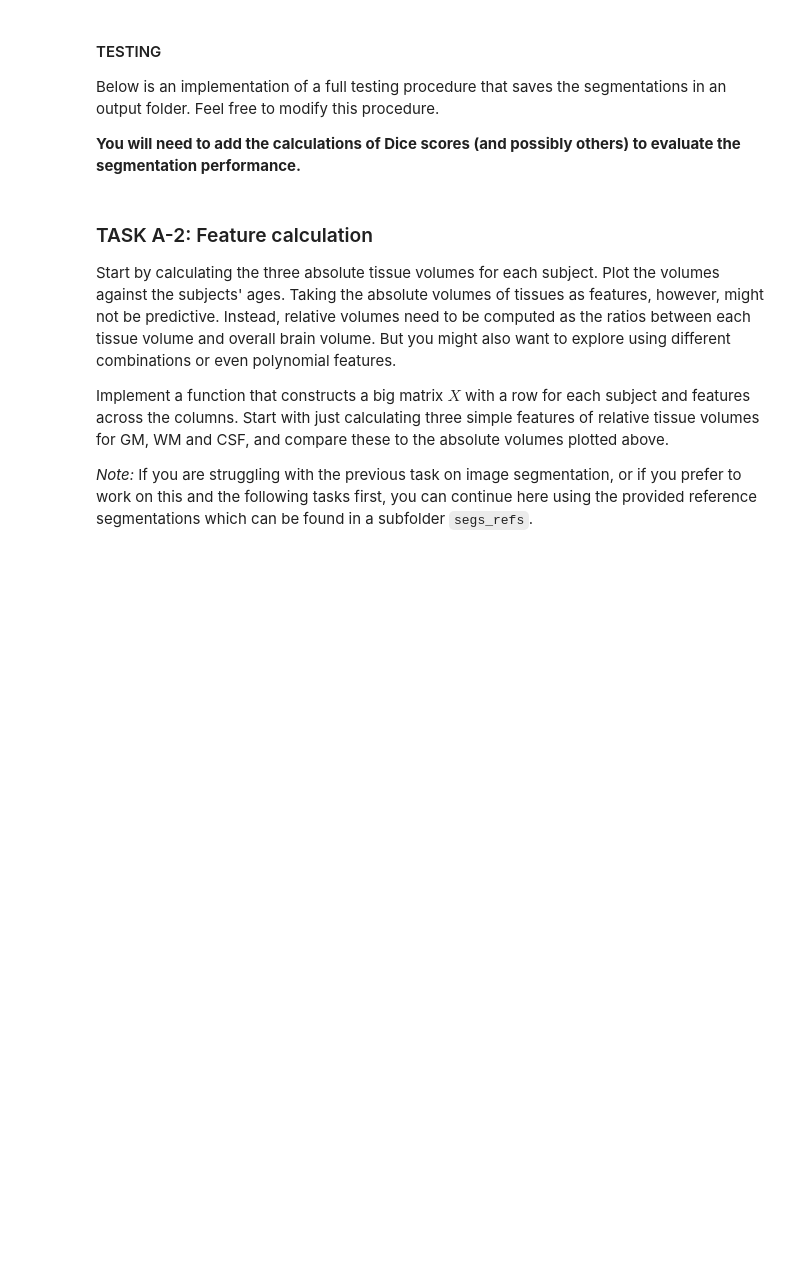
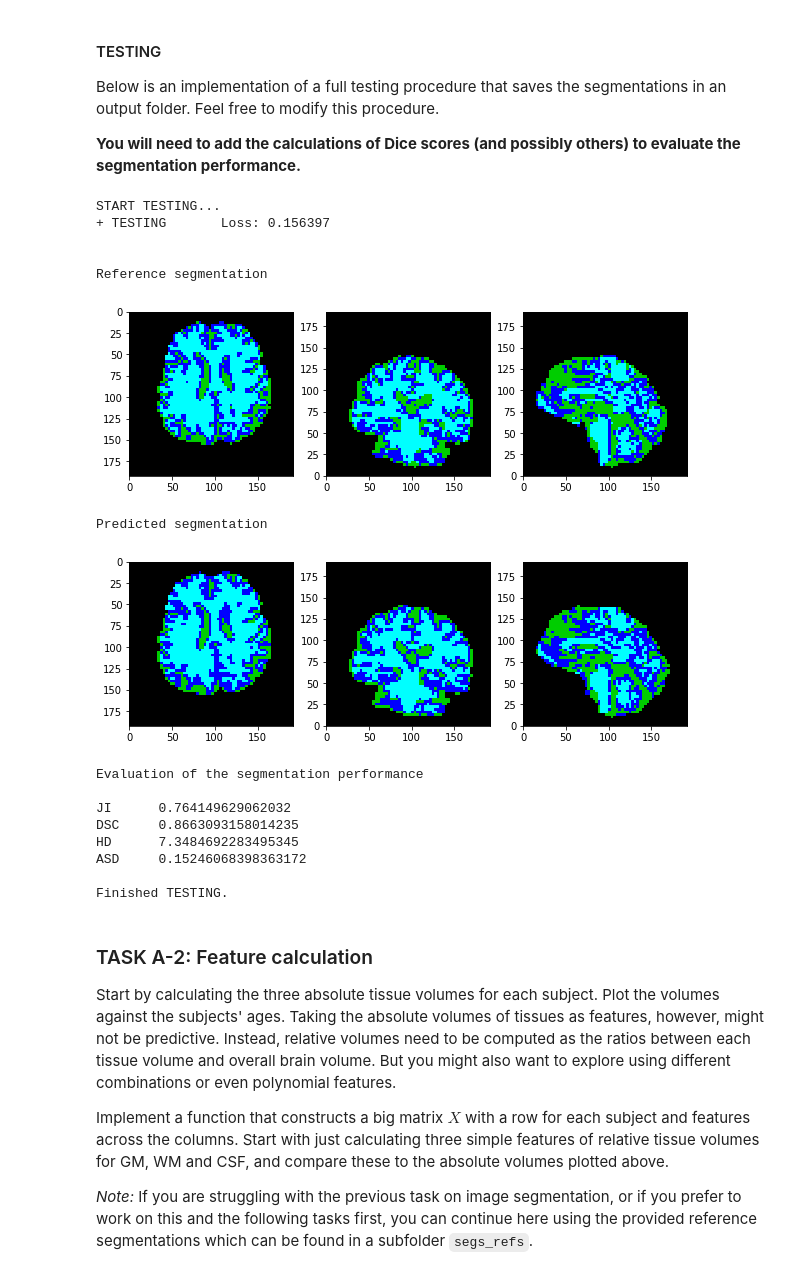
Before and after one commit to 94929/age-regression-from-brain-mri-images, a Jupyter notebook: mli-coursework-2/MLI-CW-2.ipynb, the cells around one changed output. Saved outputs shown, nothing was run; the diff lists cells and outputs as text; code cells hidden in the pictures; blank space fills up the shorter version.

```diff
--- a/mli-coursework-2/MLI-CW-2.ipynb
+++ b/mli-coursework-2/MLI-CW-2.ipynb
@@ -163,10 +186,11 @@ We apply some standard pre-processing on the data such as intensity normalizatio
 **We provide a 'debug' csv file pointing to just a few images for training. Replace this with the full training dataset when you train your full model.**
 # %%
 # USE THIS FOR TRAINING ON ALL 47 SUBJECTS
-#train_data = data_dir + 'train/csv/train.csv'
+train_data = data_dir + 'train/csv/train.csv'
 
+#TODO
 # USE THIS FOR DEBUGGING WITH JUST 2 SUBJECTS
-train_data = data_dir + 'train/csv/train_debug.csv'
+#train_data = data_dir + 'train/csv/train_debug.csv'
 
 val_data = data_dir + 'train/csv/val.csv'
 
@@ -292,10 +505,10 @@ plt.show()
 Now that we have trained a model, the next cells are about applying that model to our test dataset. Before testing on the full 600 subjects, you may want to initially just test on the 5 validation subjects.
 # %%
 # USE THIS FOR TESTING ON THE 600 SUBJECTS
-#test_data = data_dir + 'csv/test.csv'
+test_data = data_dir + 'csv/test.csv'
 
 # USE THIS FOR TESTING ON THE 5 VALIDATION SUBJECTS
-test_data = data_dir + 'train/csv/val.csv'
+#test_data = data_dir + 'train/csv/val.csv'
 
 print('LOADING TESTING DATA...')
 dataset_test = ImageSegmentationDataset(test_data, img_spacing, img_size)
@@ -325,7 +563,7 @@ pred_dir = os.path.join(out_dir, 'pred')
 if not os.path.exists(pred_dir):
     os.makedirs(pred_dir)
 
-model = SimpleNet3D(num_classes=num_classes)
+model = UNet3D(in_dim=1, out_dim=num_classes)
 model.load_state_dict(torch.load(os.path.join(model_dir, 'model.pt')))
 model.to(device)
 model.eval()
@@ -337,34 +575,70 @@ sum_pts = 0
 idx_test = 0
 with torch.no_grad():
     for data_sample in dataloader_test:
         img, seg = data_sample['img'].to(device), data_sample['seg'].to(device)
         prd = model(img)
         prd_flat = prd.view(prd.size(0), prd.size(1), -1)
         seg_flat = seg.view(seg.size(0), seg.size(1), -1)
         loss_test += F.cross_entropy(prd_flat, seg_flat.squeeze(1), reduction='sum').item()
         sum_pts += seg_flat.size(2)
 
         prd = torch.argmax(prd, dim=1)
 
         sample = dataset_test.get_sample(idx_test)
         name = dataset_test.get_seg_name(idx_test)
-        prediction = sitk.GetImageFromArray(prd.cpu().squeeze().numpy().astype(np.uint8))
+        #prediction = sitk.GetImageFromArray(prd.cpu().squeeze().numpy().astype(np.uint8))
+        prediction = sitk.GetImageFromArray(prd.cpu().squeeze().numpy().astype(np.long))
         prediction.CopyInformation(sample['seg'])
         sitk.WriteImage(prediction, os.path.join(pred_dir, name))
 
         idx_test += 1
 
 loss_test /= sum_pts
 
 print('+ TESTING \tLoss: {:.6f}'.format(loss_test))
 
 # Show last testing sample as an example
 print('\n\nReference segmentation')
 display_image(sitk.LabelToRGB(sample['seg']))
 print('Predicted segmentation')
 display_image(sitk.LabelToRGB(prediction))
 
+print('Evaluation of the segmentation performance \n')
+img_ref = sample['seg']
+img_prd = prediction
+
+ref_contour = sitk.LabelContour(img_ref)
+prd_contour = sitk.LabelContour(img_prd)
+
+overlap_measures_filter = sitk.LabelOverlapMeasuresImageFilter()
+overlap_measures_filter.Execute(img_ref, img_prd)
+
+hausdorff_distance_filter = sitk.HausdorffDistanceImageFilter()
+hausdorff_distance_filter.Execute(ref_contour, prd_contour)
+
+print('JI\t' + str(overlap_measures_filter.GetJaccardCoefficient()))
+print('DSC\t' + str(overlap_measures_filter.GetDiceCoefficient()))
+print('HD\t' + str(hausdorff_distance_filter.GetHausdorffDistance()))
+print('ASD\t' + str(hausdorff_distance_filter.GetAverageHausdorffDistance()))
+
 print('\nFinished TESTING.')
+# %% [output]
+START TESTING...
++ TESTING       Loss: 0.156397
+
+
+Reference segmentation
+[figure, added]
+Predicted segmentation
+[figure, added]
+Evaluation of the segmentation performance
+
+JI      0.764149629062032
+DSC     0.8663093158014235
+HD      7.3484692283495345
+ASD     0.15246068398363172
+
+Finished TESTING.
 # %% [markdown]
 ### TASK A-2: Feature calculation
 
```
Also changed, not shown: parts of 11 cells of this notebook.
